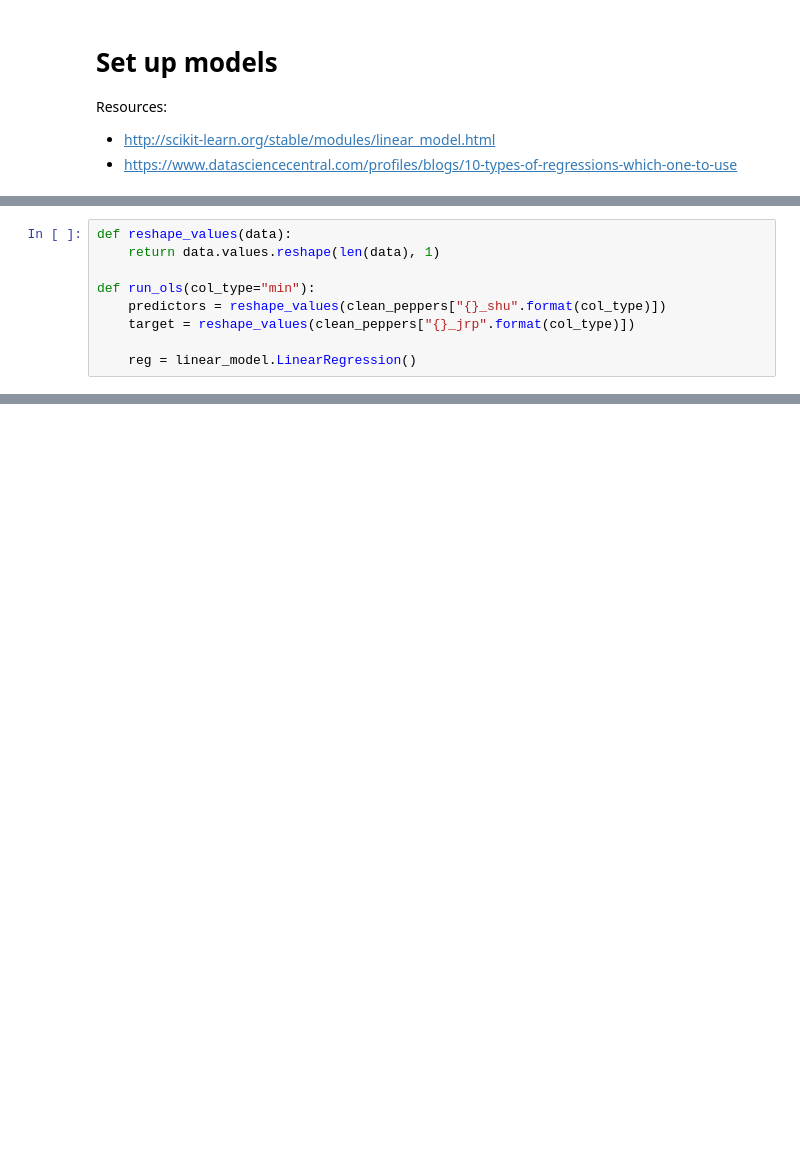
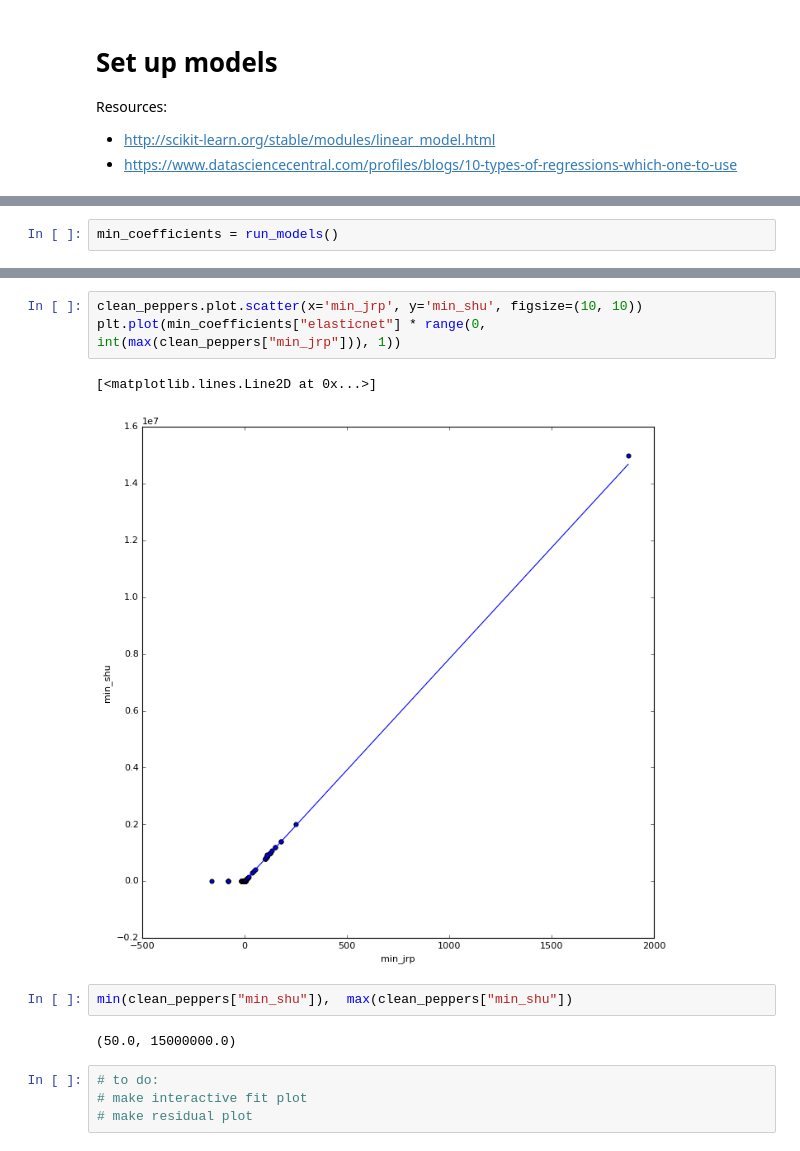
Before and after one commit to alemosie/hot_peppers, a Jupyter notebook: notebooks/compare_jrp_and_shu.ipynb, the cells around one changed output, grey strips where cells are left out. Drawn from its saved outputs; the diff is of its cells as text; blank space fills up the shorter version.

Commit message:
calculate relationship between min SHU and JRP; compare ChiliWorld peppers to Pepperscale

```diff
--- a/notebooks/compare_jrp_and_shu.ipynb
+++ b/notebooks/compare_jrp_and_shu.ipynb
@@ -116,9 +102,0 @@ models['elasticnet'] = linear_model.ElasticNet()
-# %%
-def reshape_values(data):
-    return data.values.reshape(len(data), 1)
-
-def run_ols(col_type="min"):
-    predictors = reshape_values(clean_peppers["{}_shu".format(col_type)])
-    target = reshape_values(clean_peppers["{}_jrp".format(col_type)])
-
-    reg = linear_model.LinearRegression()
@@ -165,0 +148,2 @@ Score: 0.97918742148
+# %%
+min_coefficients = run_models()
@@ -165,0 +168,14 @@ Score: 0.97918742148
+# %%
+clean_peppers.plot.scatter(x='min_jrp', y='min_shu', figsize=(10, 10))
+plt.plot(min_coefficients["elasticnet"] * range(0, int(max(clean_peppers["min_jrp"])), 1))
+# %% [output]
+[<matplotlib.lines.Line2D at 0x...>]
+[figure, added]
+# %%
+min(clean_peppers["min_shu"]),  max(clean_peppers["min_shu"])
+# %% [output]
+(50.0, 15000000.0)
+# %%
+# to do:
+# make interactive fit plot
+# make residual plot
```
Also changed, not shown: parts of 7 cells of this notebook, 1 other file.
